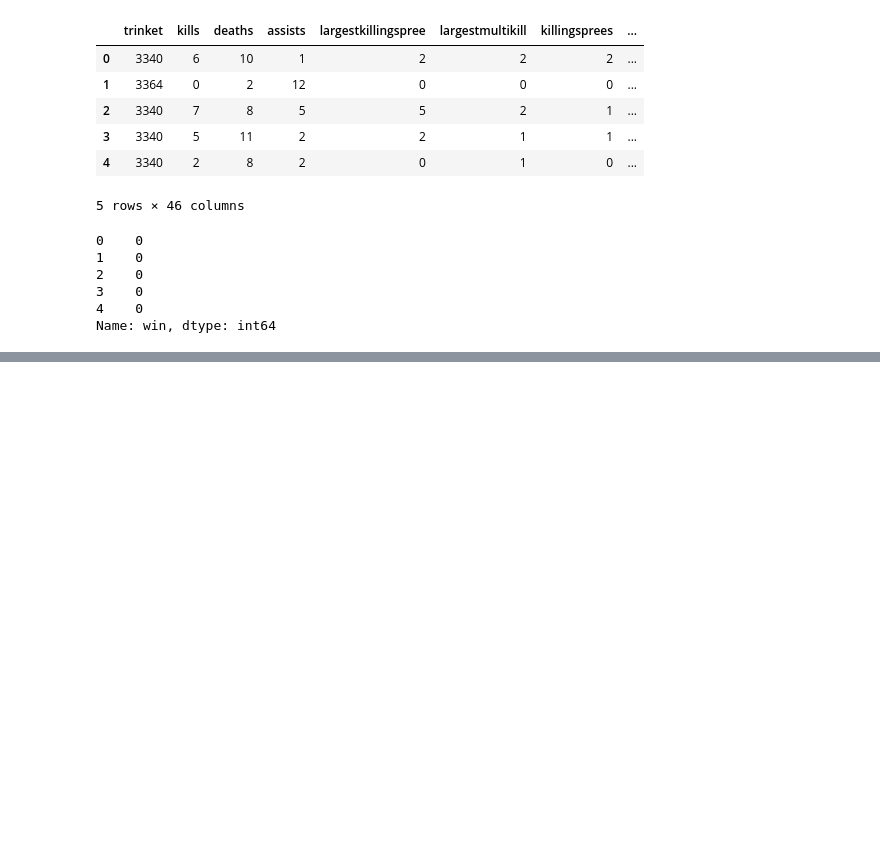
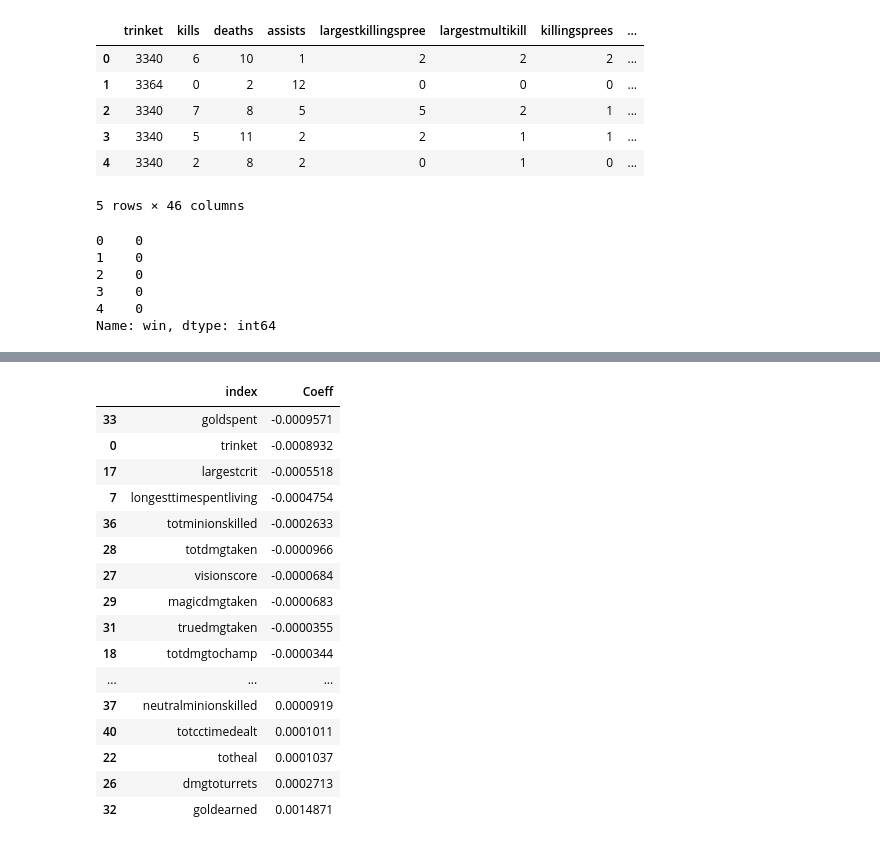
Before and after one commit to easypanda/MoneyLoL, a Jupyter notebook: MoneyLoL - EDA.ipynb, the cells around one changed output, grey strips where cells are left out. Drawn from its saved outputs; the diff is of its cells as text; code cells hidden in the pictures; blank space fills up the shorter version.

```diff
--- a/MoneyLoL - EDA.ipynb
+++ b/MoneyLoL - EDA.ipynb
@@ -122,7 +143,27 @@ coeff_df.reset_index(inplace=True,drop=False)
 coeff_df[0] = coeff_df[0].sort_values(ascending=False)
 # %%
 #To show the coeff of the models
-coeff_df
+pd.options.display.float_format = '{:.7f}'.format
+coeff_df.rename(columns={0:"Coeff"},inplace=True)
+coeff_df.sort_values(by="Coeff")
+# %% [output]
+|  | index | Coeff |
+| 33 | goldspent | -0.0009571 |
+| 0 | trinket | -0.0008932 |
+| 17 | largestcrit | -0.0005518 |
+| 7 | longesttimespentliving | -0.0004754 |
+| 36 | totminionskilled | -0.0002633 |
+| 28 | totdmgtaken | -0.0000966 |
+| 27 | visionscore | -0.0000684 |
+| 29 | magicdmgtaken | -0.0000683 |
+| 31 | truedmgtaken | -0.0000355 |
+| 18 | totdmgtochamp | -0.0000344 |
+| ... | ... | ... |
+| 37 | neutralminionskilled | 0.0000919 |
+| 40 | totcctimedealt | 0.0001011 |
+| 22 | totheal | 0.0001037 |
+| 26 | dmgtoturrets | 0.0002713 |
+| 32 | goldearned | 0.0014871 |
 # %%
 # Split the data
 X_train, X_test, Y_train, Y_test = train_test_split(X, Y)
```
Also changed, not shown: parts of 6 cells of this notebook.
